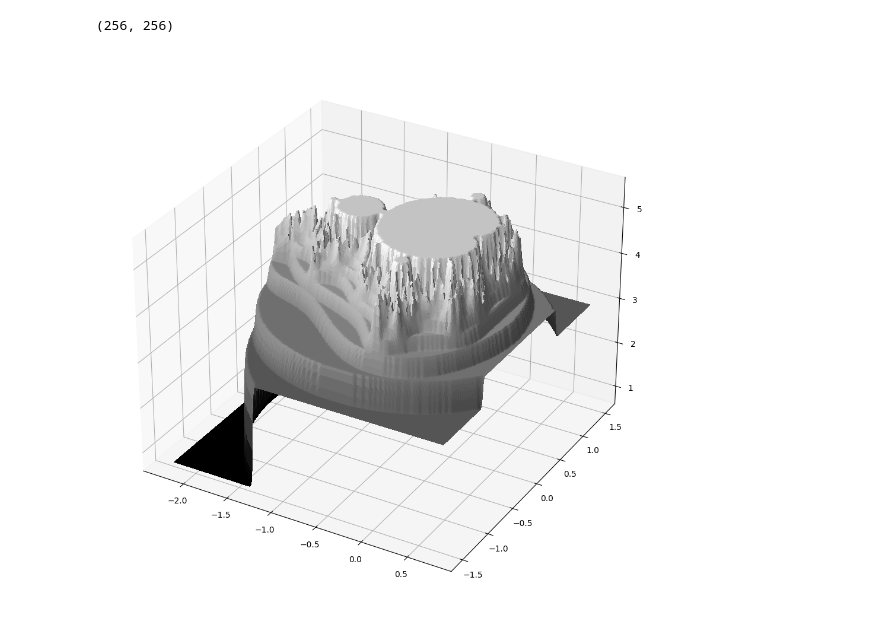
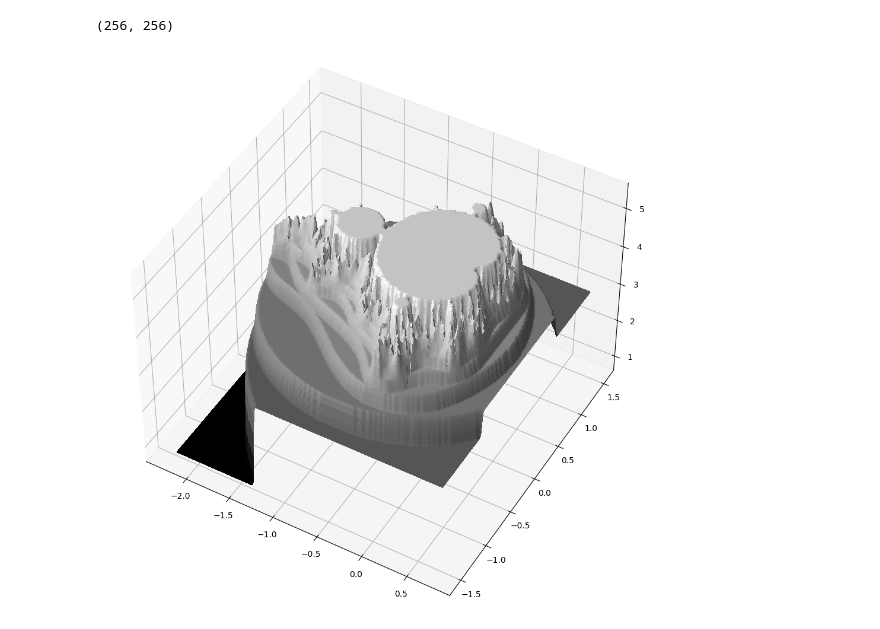
Before and after one commit to rzeta0/Make-Your-Own-Mandelbrot, a Jupyter notebook: 3d_mandelbrot.ipynb, the cells around one changed output. Cells and saved outputs as stored; diff of their text form; code cells hidden in the pictures.

```diff
--- a/3d_mandelbrot.ipynb
+++ b/3d_mandelbrot.ipynb
@@ -98,15 +98,17 @@ image2 = scipy.ndimage.gaussian_filter(image2, sigma=1)
 # %%
 # Set up plot
 fig, ax = plt.subplots(subplot_kw=dict(projection='3d'))
 fig.set_size_inches(12,12)
 
 ls = LightSource(270, 45)
 rgb = ls.shade(image2, cmap=cm.gist_gray, vert_exag=0.1, blend_mode='soft')
 
 surf = ax.plot_surface(xx, yy , image2, rstride=1, cstride=1, facecolors=rgb,
                        linewidth=0, antialiased=False, shade=True)
 
 
+ax.view_init(45, -60)
+
 plt.show()
 # %% [output]
-[figure, old version]
+[figure, new version]
```
